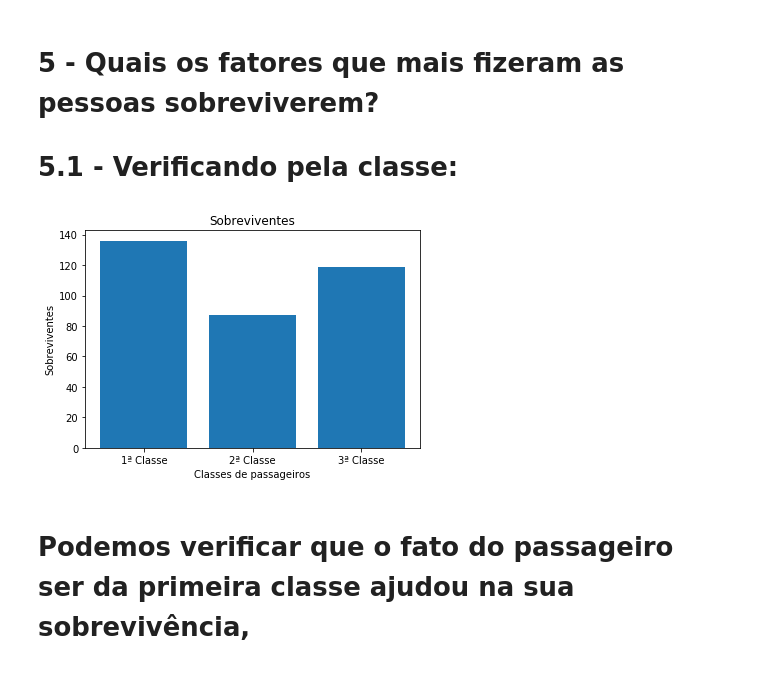
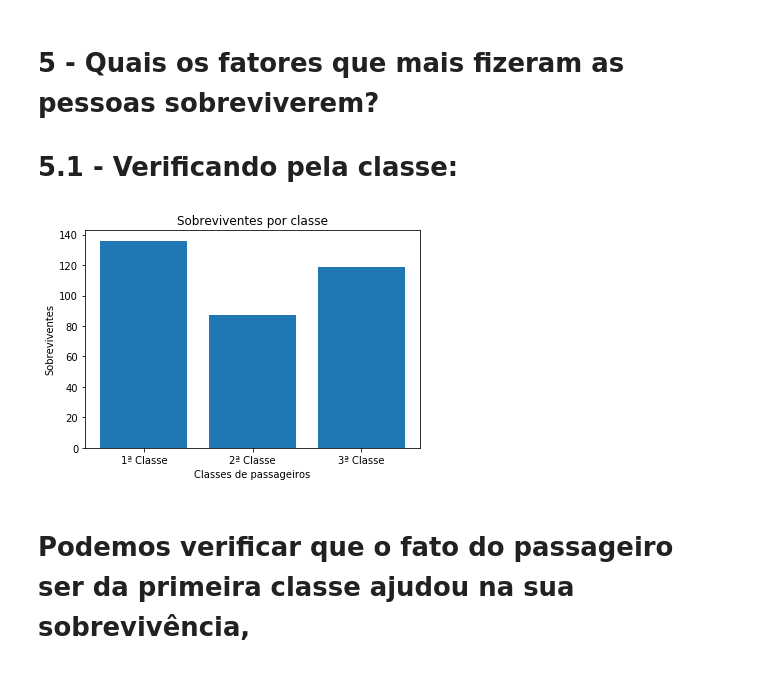
Before and after one commit to matheusbattisti/udacity_titanic, a Jupyter notebook: Titanic_Analise.ipynb, the cells around one changed output. Drawn from its saved outputs; the diff is of its cells as text; code cells hidden in the pictures.

```diff
--- a/Titanic_Analise.ipynb
+++ b/Titanic_Analise.ipynb
@@ -135,18 +135,18 @@ A tarifa mais cara foi de $512 e a mais barata de $4 dólares
 # %%
 
 firstClassSurv = df.loc[(df['Pclass'] == 1) & df['Survived'] == 1]
 secondClassSurv = df.loc[(df['Pclass'] == 2) & df['Survived'] == 1]
 thirdClassSurv = df.loc[(df['Pclass'] == 3) & df['Survived'] == 1]
 
 locations = [1, 2, 3]
 heights = [len(firstClassSurv), len(secondClassSurv), len(thirdClassSurv)]
 labels = ['1ª Classe', '2ª Classe', '3ª Classe']
 plt.bar(locations, heights, tick_label=labels)
-plt.title('Sobreviventes')
+plt.title('Sobreviventes por classe')
 plt.xlabel('Classes de passageiros')
 plt.ylabel('Sobreviventes');
 # %% [output]
-[figure, old version]
+[figure, new version]
 # %% [markdown]
 # Podemos verificar que o fato do passageiro ser da primeira classe ajudou na sua sobrevivência,
 
```
Also changed, not shown: parts of 10 cells of this notebook.
